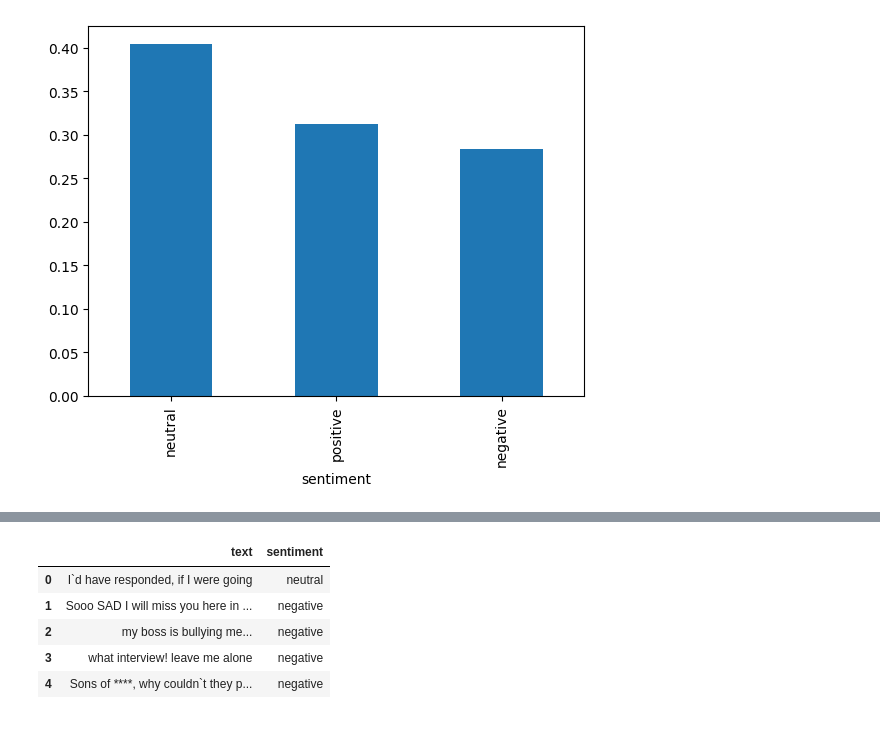
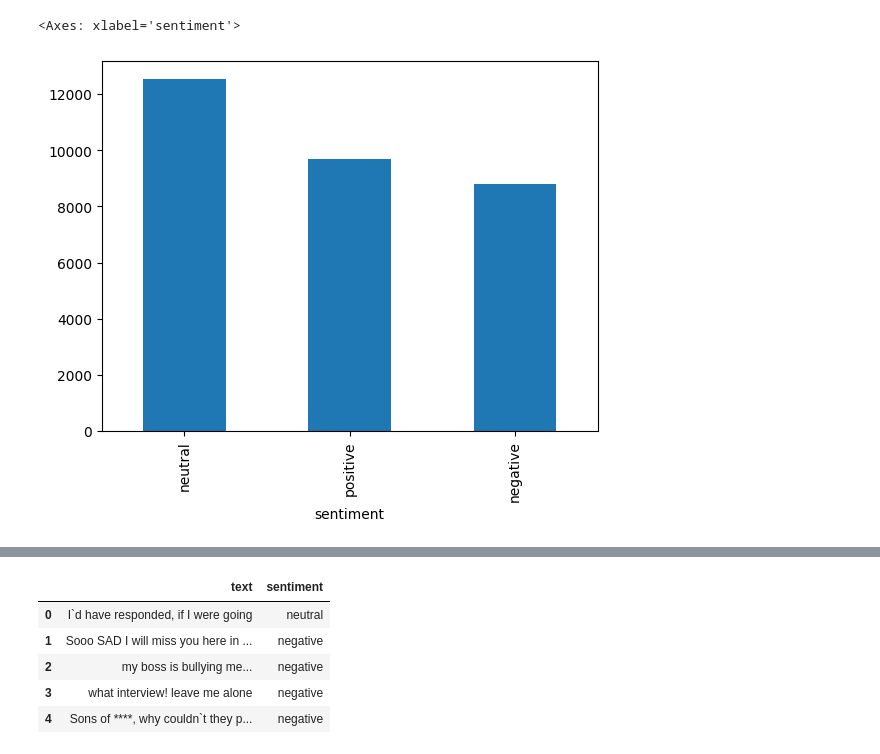
Before and after one commit to jtvisona/montague, a Jupyter notebook: scripts_sentiment_analysis/visona-sentiment-analysis-prototype.ipynb, the cells around one changed output, grey strips where cells are left out. Drawn from its saved outputs; the diff is of its cells as text; code cells hidden in the pictures.

```diff
--- a/scripts_sentiment_analysis/visona-sentiment-analysis-prototype.ipynb
+++ b/scripts_sentiment_analysis/visona-sentiment-analysis-prototype.ipynb
@@ -29,2 +52,4 @@ test_data = pd.read_csv('../data/test.csv',encoding='latin1');
 # %%
-df = pd.concat([train_data,test_data])
+df = pd.concat( [ training_data, test_data ] )
+df2 = df.copy()
+print( f"{type(df)=}, {len(df)=}" )
@@ -77,21 +176,26 @@ df['tokens'] = df['text'].apply(tokenize_text)
 # %%
-def normalize_text(text):
-    if isinstance(text, str):
-        text = text.lower()
-        text = re.sub(r'[^\w\s]', '', text)
-        text = re.sub(r'\s+', ' ', text).strip()
-    else:
-        text = str(text)
-    return text
-df['normalized_text'] = df['text'].apply(normalize_text)
+# convert to lowercase and remove redundant space around tokens
+def normalize( txt: str ) -> str:
+    txt = str( txt )
+    try:
+        txt = re.sub(r'[^\w\s]', '', txt.lower() )
+        txt = re.sub(r'\s+', ' ', txt).strip()
+    except Exception as e:
+        print( f"Error normalizing: {e}" )
+        return ""
+    return txt
+df['normalized_text'] = df['text'].apply( normalize )
 # %%
-def remove_stopwords(text):
-    if isinstance(text, str):
+# Remove stopwords provided by the nltk corpus
+def remove_stopwords( text: str ) -> str:
+    txt = str( txt )
+    try:
         words = text.split()
-        filtered_words = [word for word in words if word.lower() not in stopwords.words('english')]
-        filtered_text = ' '.join(filtered_words)
-    else:
-        filtered_text = ''
+        filtered_words = [ word for word in words if word.lower() not in stopwords.words( 'english' ) ]
+        filtered_text = ' '.join( filtered_words )
+    except Exception as e:
+        print( f"Error removing stopwords: {e}" )
+        return ""
     return filtered_text
-df['text_without_stopwords'] = df['text'].apply(remove_stopwords)
+df[ 'text_without_stopwords' ] = df[ 'text' ].apply( remove_stopwords )
 # %%
@@ -99,4 +205,6 @@ df.dropna(inplace=True)
 # %%
-df['sentiment'].value_counts(normalize=True).plot(kind='bar');
+ # Look at bar chart see counts as well as relative size
+df[ 'sentiment' ].value_counts().plot( kind='bar' )
 # %% [output]
+<Axes: xlabel='sentiment'>
-[figure, old version]
+[figure, new version]
```
Also changed, not shown: parts of 40 cells of this notebook.
